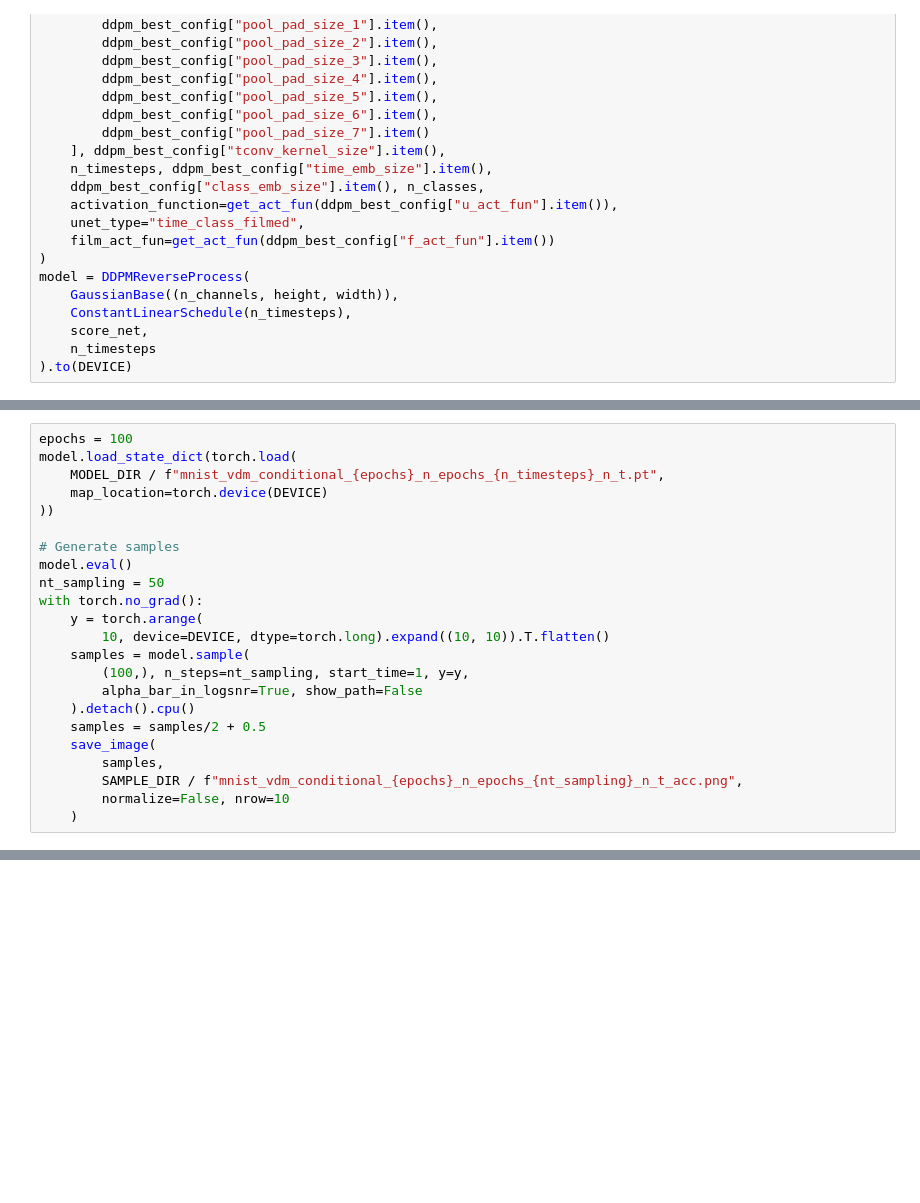
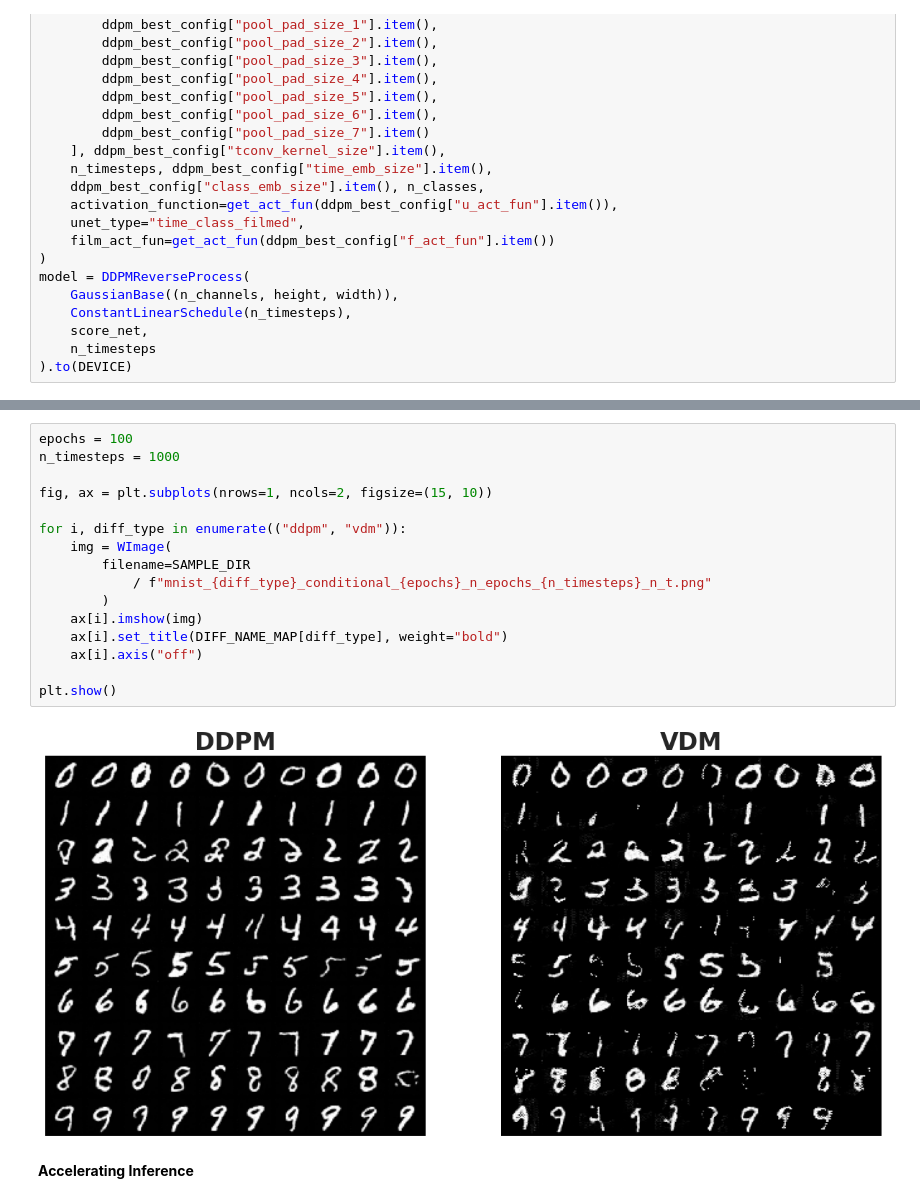
Before and after one commit to zuvale/ggdl_self_learn, a Jupyter notebook: experiments/diffusion.ipynb, the cells around one changed output, grey strips where cells are left out. Cells and saved outputs as stored; diff of their text form; blank space fills up the shorter version.

Commit message:
🎨 condensed training and sampling code

```diff
--- a/experiments/diffusion.ipynb
+++ b/experiments/diffusion.ipynb
@@ -1041,23 +781,0 @@ model = DDIMReverseProcess(
-# %%
-epochs = 100
-model.load_state_dict(torch.load(
-    MODEL_DIR / f"mnist_vdm_conditional_{epochs}_n_epochs_{n_timesteps}_n_t.pt",
-    map_location=torch.device(DEVICE)
-))
-
-# Generate samples
-model.eval()
-nt_sampling = 50
-with torch.no_grad():
-    y = torch.arange(
-        10, device=DEVICE, dtype=torch.long).expand((10, 10)).T.flatten()
-    samples = model.sample(
-        (100,), n_steps=nt_sampling, start_time=1, y=y,
-        alpha_bar_in_logsnr=True, show_path=False
-    ).detach().cpu()
-    samples = samples/2 + 0.5
-    save_image(
-        samples,
-        SAMPLE_DIR / f"mnist_vdm_conditional_{epochs}_n_epochs_{nt_sampling}_n_t_acc.png",
-        normalize=False, nrow=10
-    )
@@ -1063,0 +956,20 @@ with torch.no_grad():
+# %%
+epochs = 100
+n_timesteps = 1000
+
+fig, ax = plt.subplots(nrows=1, ncols=2, figsize=(15, 10))
+
+for i, diff_type in enumerate(("ddpm", "vdm")):
+    img = WImage(
+        filename=SAMPLE_DIR
+            / f"mnist_{diff_type}_conditional_{epochs}_n_epochs_{n_timesteps}_n_t.png"
+        )
+    ax[i].imshow(img)
+    ax[i].set_title(DIFF_NAME_MAP[diff_type], weight="bold")
+    ax[i].axis("off")
+
+plt.show()
+# %% [output]
+[figure, added]
+# %% [markdown]
+**Accelerating Inference**
```
Also changed, not shown: parts of 27 cells of this notebook, 9 other files.
